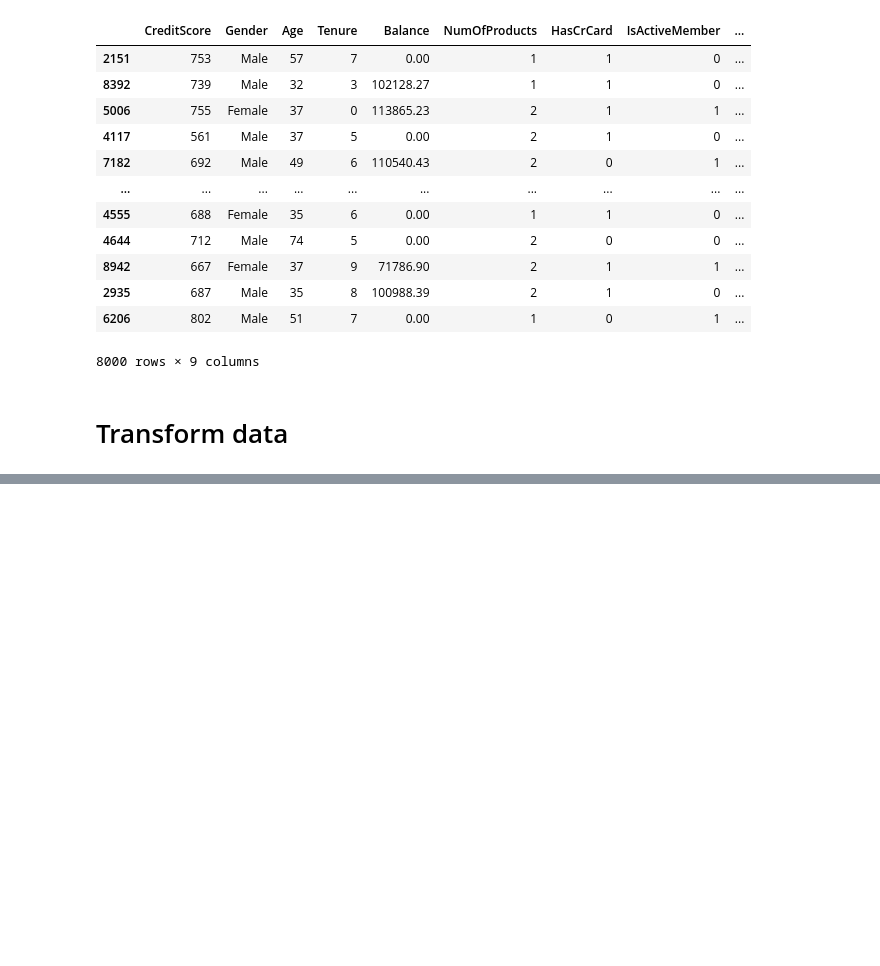
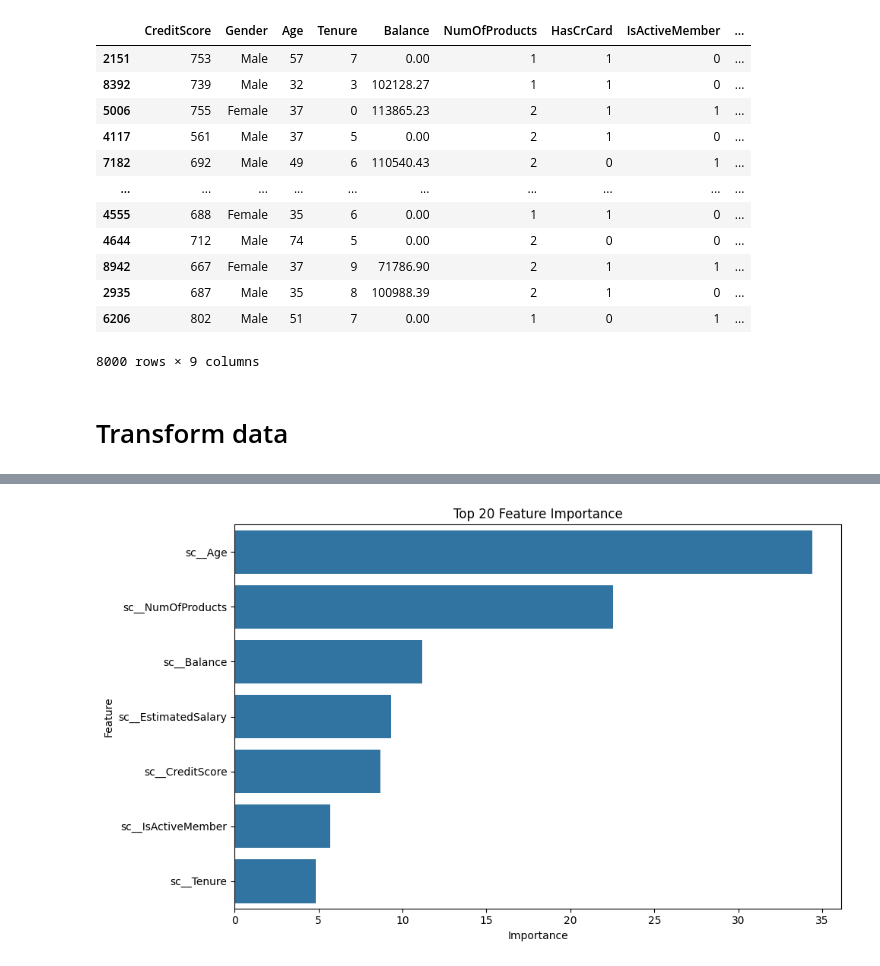
Before and after one commit to pratikkachhadiya05/Banking-customer-churn-prediction, a Jupyter notebook: model.ipynb, the cells around one changed output, grey strips where cells are left out. Cells and saved outputs as stored; diff of their text form; code cells hidden in the pictures; blank space fills up the shorter version.

Commit message:
model changes

```diff
--- a/model.ipynb
+++ b/model.ipynb
@@ -264,0 +293,33 @@ plt.show()
+# %%
+
+# Best trained pipeline
+best_pipeline =random_search.best_estimator_
+
+# Fitted transformer
+fitted_transformer = best_pipeline.named_steps['transformer']
+
+# Random Forest model
+rf_model = best_pipeline.named_steps['classifier']
+
+# Feature names
+feature_names = fitted_transformer.get_feature_names_out()
+
+# Feature importance
+importance_df = pd.DataFrame({
+    "Feature": feature_names,
+    "Importance": rf_model.feature_importances_ * 100
+}).sort_values(by="Importance", ascending=False)
+
+# Top 20 features
+plt.figure(figsize=(10,6))
+sns.barplot(
+    data=importance_df.head(7),
+    x="Importance",
+    y="Feature"
+)
+
+plt.title("Top 20 Feature Importance")
+plt.tight_layout()
+plt.show()
+# %% [output]
+[figure, added]
```
Also changed, not shown: parts of 14 cells of this notebook, 1 other file.
